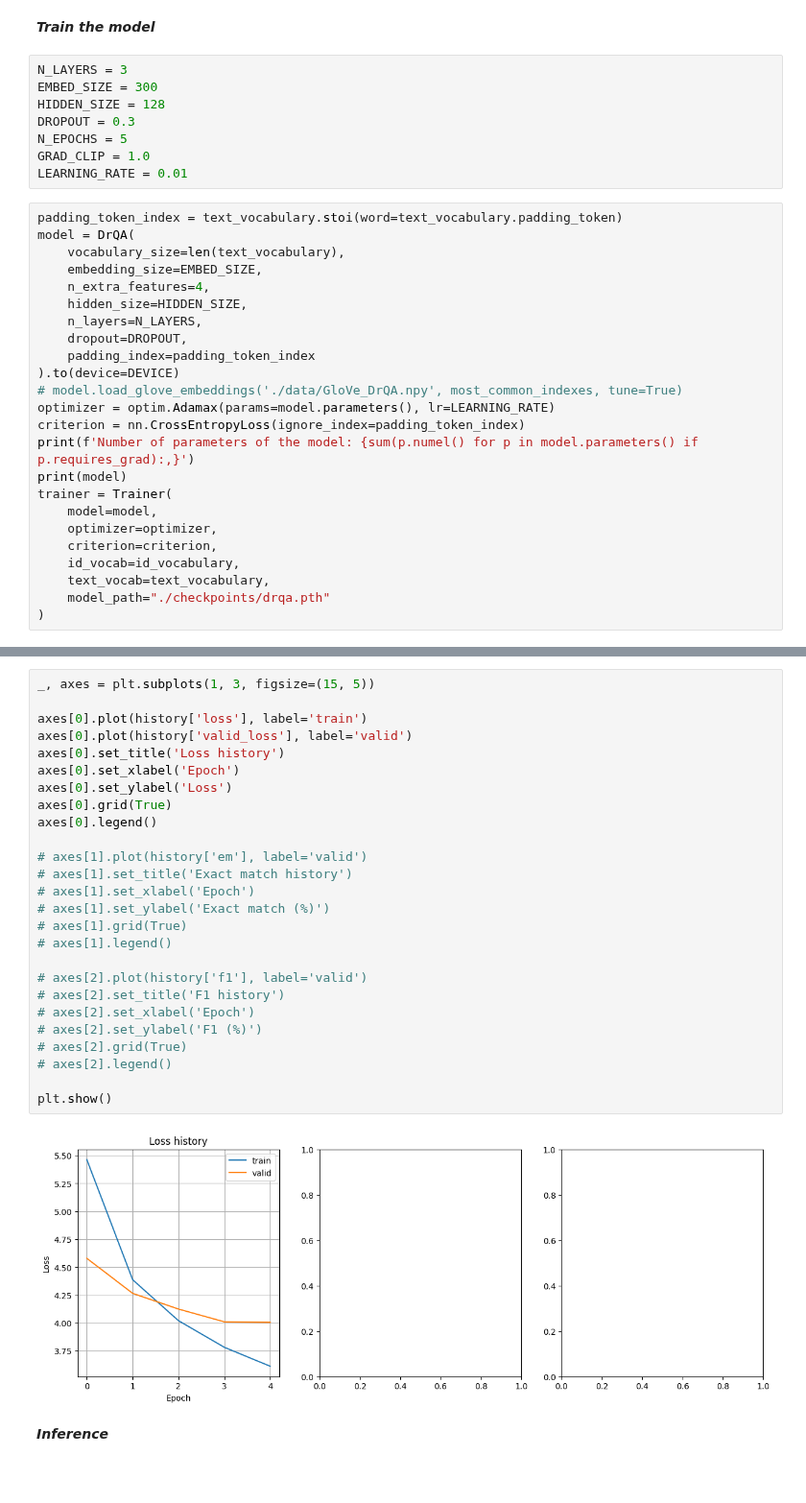
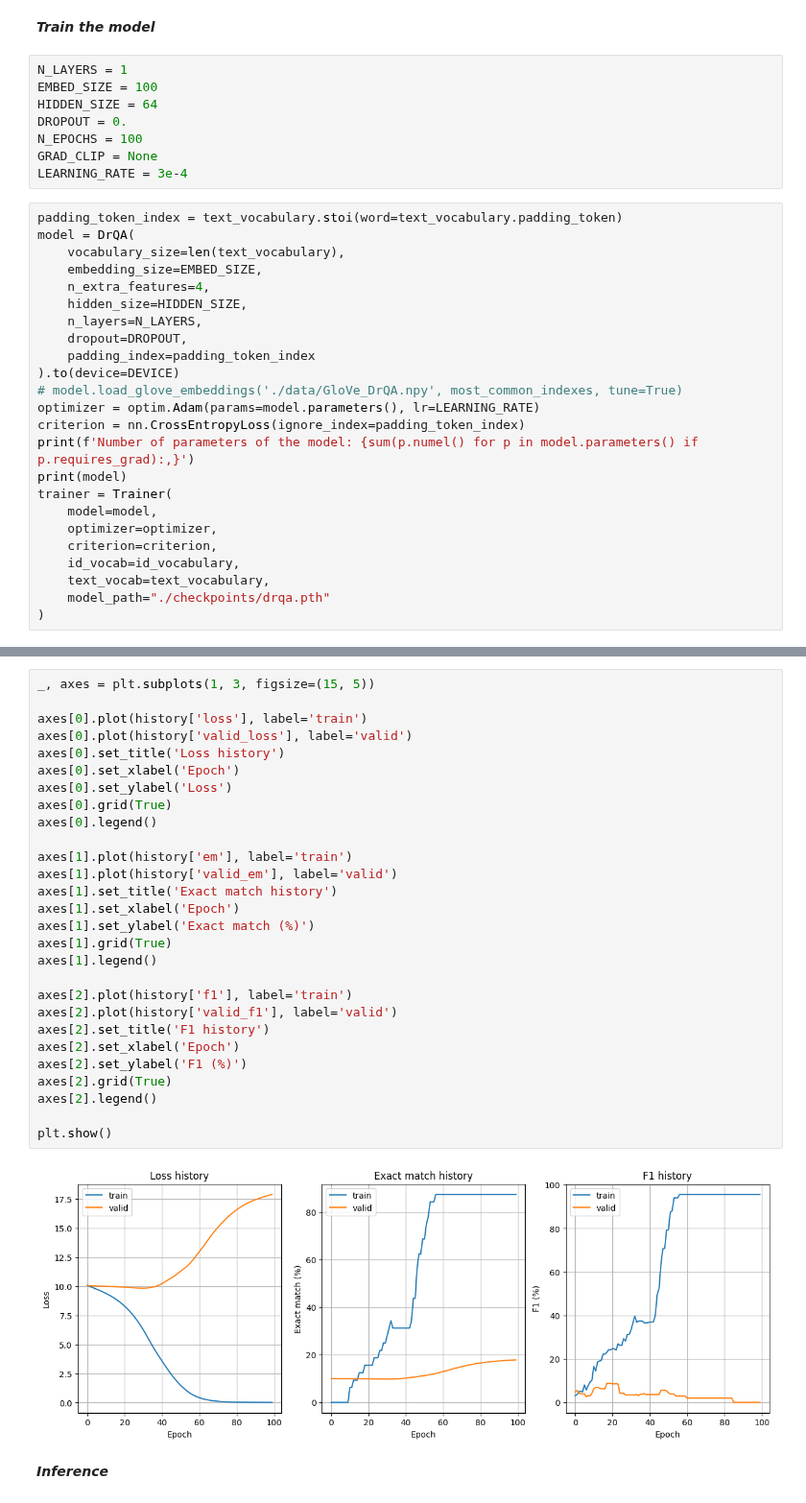
Before and after one commit to dksifoua/Question-Answering, a Jupyter notebook: notebooks/1 - DrQA, Document reader Question Answering.ipynb, the cells around one changed output, grey strips where cells are left out. Shown at 96% size. Cells and saved outputs as stored; diff of their text form; blank space fills up the shorter version.

Commit message:
feat(drqa): compute em and f1 after each epoch while training

```diff
--- a/notebooks/1 - DrQA, Document reader Question Answering.ipynb
+++ b/notebooks/1 - DrQA, Document reader Question Answering.ipynb
@@ -1055,13 +1107,13 @@ class Trainer:
 # %% [markdown]
 ***Train the model***
 # %%
-N_LAYERS = 3
-EMBED_SIZE = 300
-HIDDEN_SIZE = 128
-DROPOUT = 0.3
-N_EPOCHS = 5
-GRAD_CLIP = 1.0
-LEARNING_RATE = 0.01
+N_LAYERS = 1
+EMBED_SIZE = 100
+HIDDEN_SIZE = 64
+DROPOUT = 0.
+N_EPOCHS = 100
+GRAD_CLIP = None
+LEARNING_RATE = 3e-4
 # %%
 padding_token_index = text_vocabulary.stoi(word=text_vocabulary.padding_token)
 model = DrQA(
@@ -1074,7 +1126,7 @@ model = DrQA(
     padding_index=padding_token_index
 ).to(device=DEVICE)
 # model.load_glove_embeddings('./data/GloVe_DrQA.npy', most_common_indexes, tune=True)
-optimizer = optim.Adamax(params=model.parameters(), lr=LEARNING_RATE)
+optimizer = optim.Adam(params=model.parameters(), lr=LEARNING_RATE)
 criterion = nn.CrossEntropyLoss(ignore_index=padding_token_index)
 print(f'Number of parameters of the model: {sum(p.numel() for p in model.parameters() if p.requires_grad):,}')
 print(model)
@@ -1115,31 +1181,33 @@ history = trainer.train(
 # %%
 _, axes = plt.subplots(1, 3, figsize=(15, 5))
 
 axes[0].plot(history['loss'], label='train')
 axes[0].plot(history['valid_loss'], label='valid')
 axes[0].set_title('Loss history')
 axes[0].set_xlabel('Epoch')
 axes[0].set_ylabel('Loss')
 axes[0].grid(True)
 axes[0].legend()
 
-# axes[1].plot(history['em'], label='valid')
-# axes[1].set_title('Exact match history')
-# axes[1].set_xlabel('Epoch')
-# axes[1].set_ylabel('Exact match (%)')
-# axes[1].grid(True)
-# axes[1].legend()
+axes[1].plot(history['em'], label='train')
+axes[1].plot(history['valid_em'], label='valid')
+axes[1].set_title('Exact match history')
+axes[1].set_xlabel('Epoch')
+axes[1].set_ylabel('Exact match (%)')
+axes[1].grid(True)
+axes[1].legend()
 
-# axes[2].plot(history['f1'], label='valid')
-# axes[2].set_title('F1 history')
-# axes[2].set_xlabel('Epoch')
-# axes[2].set_ylabel('F1 (%)')
-# axes[2].grid(True)
-# axes[2].legend()
+axes[2].plot(history['f1'], label='train')
+axes[2].plot(history['valid_f1'], label='valid')
+axes[2].set_title('F1 history')
+axes[2].set_xlabel('Epoch')
+axes[2].set_ylabel('F1 (%)')
+axes[2].grid(True)
+axes[2].legend()
 
 plt.show()
 # %% [output]
-[figure, old version]
+[figure, new version]
 # %% [markdown]
 ***Inference***
 # %%
```
Also changed, not shown: parts of 16 cells of this notebook, 5 other files.
